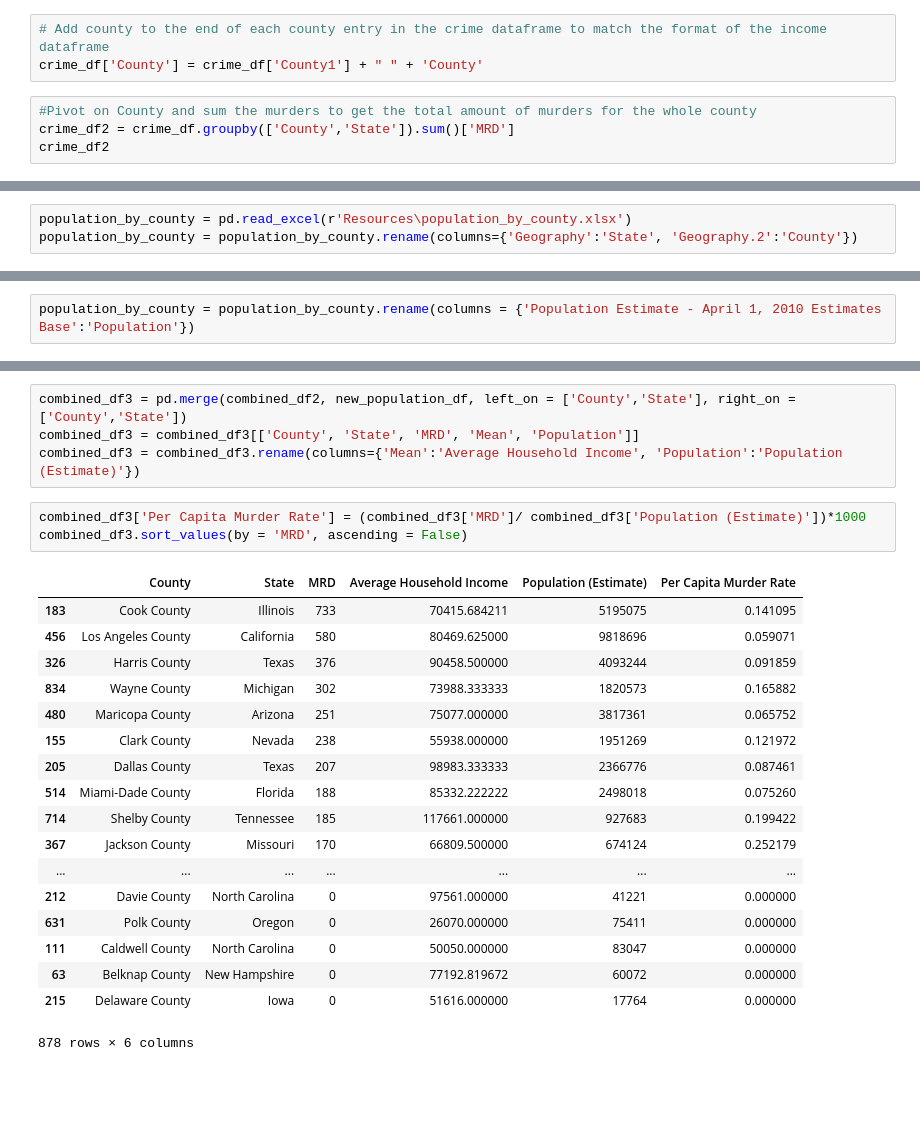
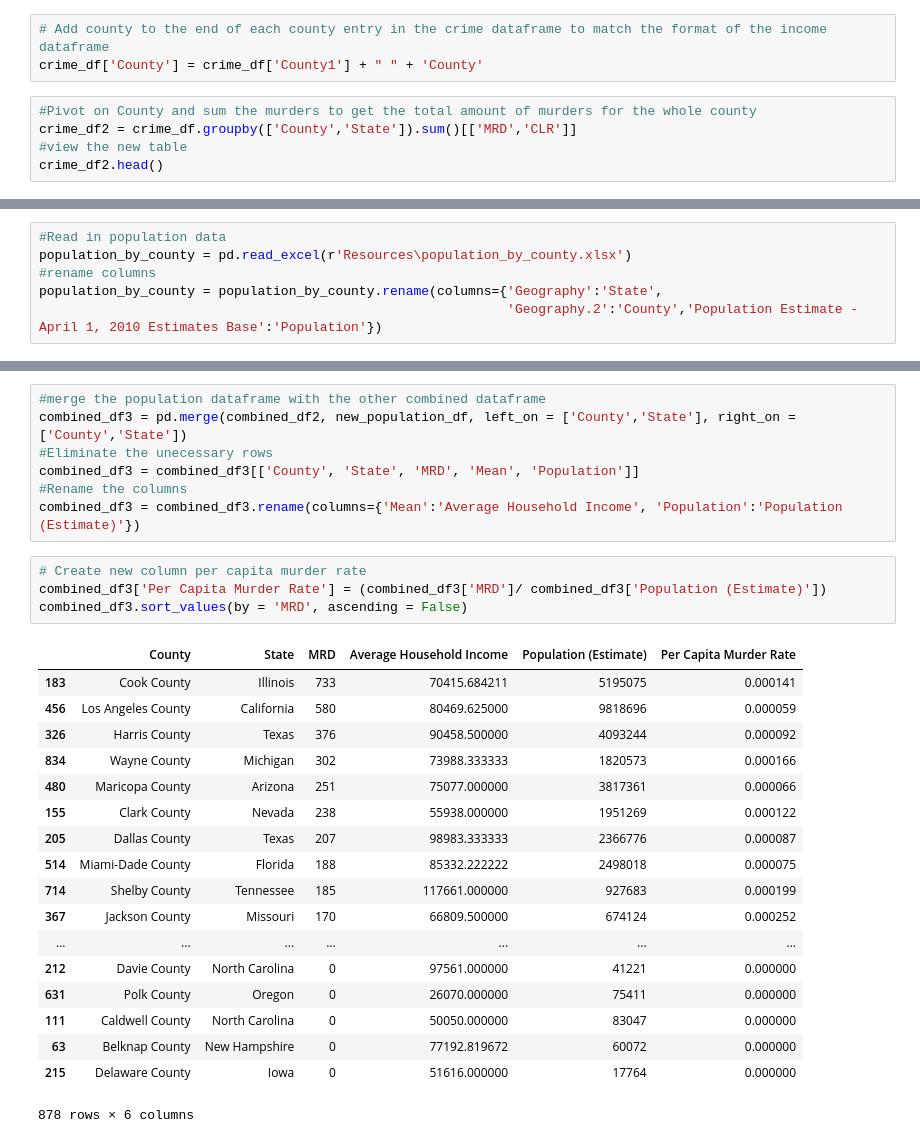
Before and after one commit to jstetter/project-1, a Jupyter notebook: project_1.ipynb, the cells around one changed output, grey strips where cells are left out. Saved outputs shown, nothing was run; the diff lists cells and outputs as text; blank space fills up the shorter version.

```diff
--- a/project_1.ipynb
+++ b/project_1.ipynb
@@ -40,6 +32,7 @@ crime_df['County1'] = crime_df['County'].str.split(',').str[0]
 crime_df['County'] = crime_df['County1'] + " " + 'County'
 # %%
 #Pivot on County and sum the murders to get the total amount of murders for the whole county
-crime_df2 = crime_df.groupby(['County','State']).sum()['MRD']
-crime_df2
+crime_df2 = crime_df.groupby(['County','State']).sum()[['MRD','CLR']]
+#view the new table
+crime_df2.head()
 # %% [output]
@@ -106,3 +72,6 @@ plt.scatter(combined_df['Mean'], combined_df['MRD'])
 # %%
+#Read in population data
 population_by_county = pd.read_excel(r'Resources\population_by_county.xlsx')
-population_by_county = population_by_county.rename(columns={'Geography':'State', 'Geography.2':'County'})
+#rename columns
+population_by_county = population_by_county.rename(columns={'Geography':'State',
+                                                            'Geography.2':'County','Population Estimate - April 1, 2010 Estimates Base':'Population'})
@@ -130,2 +77,0 @@ Index(['Id', 'Id2', 'State', 'Target Geo Id', 'Target Geo Id2', 'Geography.1',
-# %%
-population_by_county = population_by_county.rename(columns = {'Population Estimate - April 1, 2010 Estimates Base':'Population'})
@@ -150,24 +100,28 @@ new_population_df.head()
 | 3 | Ada County | Idaho | 392377 | 16 |
 | 4 | Adair County | Iowa | 7682 | 19 |
 # %%
+#merge the population dataframe with the other combined dataframe
 combined_df3 = pd.merge(combined_df2, new_population_df, left_on = ['County','State'], right_on = ['County','State'])
+#Eliminate the unecessary rows
 combined_df3 = combined_df3[['County', 'State', 'MRD', 'Mean', 'Population']]
+#Rename the columns
 combined_df3 = combined_df3.rename(columns={'Mean':'Average Household Income', 'Population':'Population (Estimate)'})
 # %%
-combined_df3['Per Capita Murder Rate'] = (combined_df3['MRD']/ combined_df3['Population (Estimate)'])*1000
+# Create new column per capita murder rate
+combined_df3['Per Capita Murder Rate'] = (combined_df3['MRD']/ combined_df3['Population (Estimate)'])
 combined_df3.sort_values(by = 'MRD', ascending = False)
 # %% [output]
 |  | County | State | MRD | Average Household Income | Population (Estimate) | Per Capita Murder Rate |
-| 183 | Cook County | Illinois | 733 | 70415.684211 | 5195075 | 0.141095 |
-| 456 | Los Angeles County | California | 580 | 80469.625000 | 9818696 | 0.059071 |
-| 326 | Harris County | Texas | 376 | 90458.500000 | 4093244 | 0.091859 |
-| 834 | Wayne County | Michigan | 302 | 73988.333333 | 1820573 | 0.165882 |
-| 480 | Maricopa County | Arizona | 251 | 75077.000000 | 3817361 | 0.065752 |
-| 155 | Clark County | Nevada | 238 | 55938.000000 | 1951269 | 0.121972 |
-| 205 | Dallas County | Texas | 207 | 98983.333333 | 2366776 | 0.087461 |
-| 514 | Miami-Dade County | Florida | 188 | 85332.222222 | 2498018 | 0.075260 |
-| 714 | Shelby County | Tennessee | 185 | 117661.000000 | 927683 | 0.199422 |
-| 367 | Jackson County | Missouri | 170 | 66809.500000 | 674124 | 0.252179 |
+| 183 | Cook County | Illinois | 733 | 70415.684211 | 5195075 | 0.000141 |
+| 456 | Los Angeles County | California | 580 | 80469.625000 | 9818696 | 0.000059 |
+| 326 | Harris County | Texas | 376 | 90458.500000 | 4093244 | 0.000092 |
+| 834 | Wayne County | Michigan | 302 | 73988.333333 | 1820573 | 0.000166 |
+| 480 | Maricopa County | Arizona | 251 | 75077.000000 | 3817361 | 0.000066 |
+| 155 | Clark County | Nevada | 238 | 55938.000000 | 1951269 | 0.000122 |
+| 205 | Dallas County | Texas | 207 | 98983.333333 | 2366776 | 0.000087 |
+| 514 | Miami-Dade County | Florida | 188 | 85332.222222 | 2498018 | 0.000075 |
+| 714 | Shelby County | Tennessee | 185 | 117661.000000 | 927683 | 0.000199 |
+| 367 | Jackson County | Missouri | 170 | 66809.500000 | 674124 | 0.000252 |
 | ... | ... | ... | ... | ... | ... | ... |
 | 212 | Davie County | North Carolina | 0 | 97561.000000 | 41221 | 0.000000 |
 | 631 | Polk County | Oregon | 0 | 26070.000000 | 75411 | 0.000000 |
```
Also changed, not shown: parts of 18 cells of this notebook.
